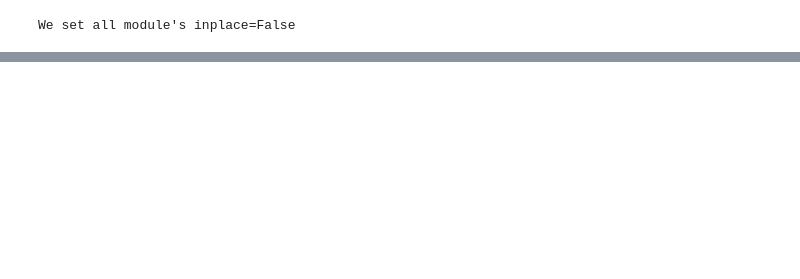
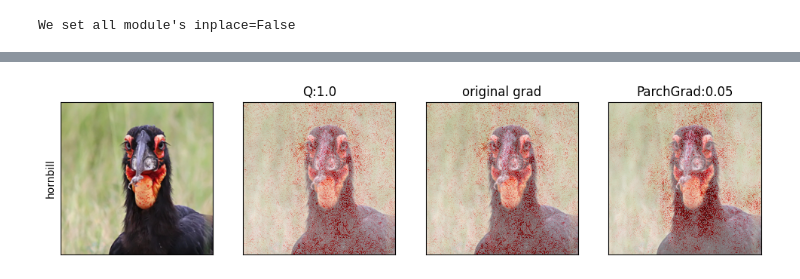
Before and after one commit to fxnnxc/parchgrad, a Jupyter notebook: labs/visualize/parchgrad_gif.ipynb, the cells around one changed output, grey strips where cells are left out. Saved outputs shown, nothing was run; the diff lists cells and outputs as text; code cells hidden in the pictures; blank space fills up the shorter version.

Commit message:
update the visualization

```diff
--- a/labs/visualize/parchgrad_gif.ipynb
+++ b/labs/visualize/parchgrad_gif.ipynb
@@ -14,7 +14,7 @@ import torchvision.transforms as T
 labels = json.load(open("../../imagenet_label.json", 'rb'))
 # %%
 # --- dataset
-encoder = "resnet18"
+encoder = "vgg16"
 device="cuda:0"
 base_dir = f"../../data/{encoder}"
 model = get_pretrained_model(encoder)
@@ -74,0 +40,88 @@ MovieWriter Pillow unavailable; using Pillow instead.
+# %%
+import matplotlib.pyplot as plt
+import numpy as np
+import matplotlib.animation as animation
+from tqdm import tqdm
+from matplotlib.colors import ListedColormap
+from parchgrad.plot import process_heatmap
+
+layer_ratio=None # 0.5
+selected_convolutions = wrapper.get_default_hook_convolutions(layer_ratio)
+wrapper.set_hook_modules(selected_convolutions)
+
+flags = OmegaConf.create({
+    'method': method,
+    'alpha' :None,
+    'p_value_threshold' : 0.05,
+    'variance_conservation' : True,
+    'exact_variance' :False,
+    'gamma_infinity': True
+})
+
+input_attrib_name ='grad'
+
+index=4666
+quantiles = [1.0, 0.5, 0.3, 0.1, 0.08, 0.05]
+input_attrib = get_input_attrib(input_attrib_name)
+
+x = valid_dataset[index][0].to(device)
+y = valid_dataset[index][1]
+cls = torch.tensor([y])
+x_img = valid_dataset_2[index][0]
+
+# ax.set_ylabel(index)
+label = labels[index//50]
+
+imgs = []
+y = torch.tensor(valid_dataset[index][1]).to(device).unsqueeze(0)
+attrs = []
+kwargss = []
+for i, wrapper in enumerate([wrapper]):
+    my_cmap=plt.cm.seismic(np.arange(plt.cm.seismic.N))
+    for j, quantile in tqdm(enumerate(quantiles)):
+        flags.quantile = quantile
+        attr = input_attrib(wrapper, x, y,
+                cls=y,
+                modify_gradient=False if flags.method == 'normal' else True,
+                quantile=flags.quantile,
+                alpha=flags.alpha,
+                p_value_threshold=flags.p_value_threshold,
+                variance_conservation=flags.variance_conservation,
+                exact_variance=flags.exact_variance,
+                gamma_infinity=flags.gamma_infinity,
+                enable_forward_hook=True if flags.method == 'ins' else False,
+                )
+        attr = attr.cpu()
+        attr, kwargs  = process_heatmap(attr, my_cmap)
+        attrs.append(attr)
+        kwargss.append(kwargs)
+        # ax.imshow((x_img.permute(1,2,0)), alpha=0.8)
+        # im = ax.imshow(attr.cpu().numpy(), **kwargs, alpha=0.85)
+        # ax.set_title(f"Q:{quantile}")
+        # ax.set_xticks([])
+        # ax.set_yticks([])
+
+
+def animate(i):
+    img = axes[1].imshow(x_img.permute(1,2,0), alpha=0.8)
+    img = axes[1].imshow(attrs[i], alpha=0.5, **kwargss[i])
+    img = axes[1].set_title(f"Q:{quantiles[i]}")
+    return img,
+
+fig, axes = plt.subplots(1,4, figsize=(12, 4))
+axes[0].imshow(x_img.permute(1,2,0))
+axes[0].set_ylabel(label[:10],)
+for i in range(4):
+    axes[i].set_xticks([])
+    axes[i].set_yticks([])
+axes[2].imshow(x_img.permute(1,2,0))
+axes[3].imshow(x_img.permute(1,2,0))
+axes[2].imshow(attrs[0], alpha=0.5, **kwargss[0])
+axes[3].imshow(attrs[-1], alpha=0.5, **kwargss[-1])
+axes[2].set_title(f"original {input_attrib_name}")
+axes[3].set_title(f"ParchGrad:{quantiles[-1]}")
+
+ani = animation.FuncAnimation(fig, animate, repeat=True,
+                                    frames=len(attrs), interval=1000)
+ani.save(f'{index}.gif')
+# %% [output]
@@ -74,0 +129 @@ MovieWriter Pillow unavailable; using Pillow instead.
+[figure, added]
```
Also changed, not shown: parts of 2 cells of this notebook, 9 other files.
